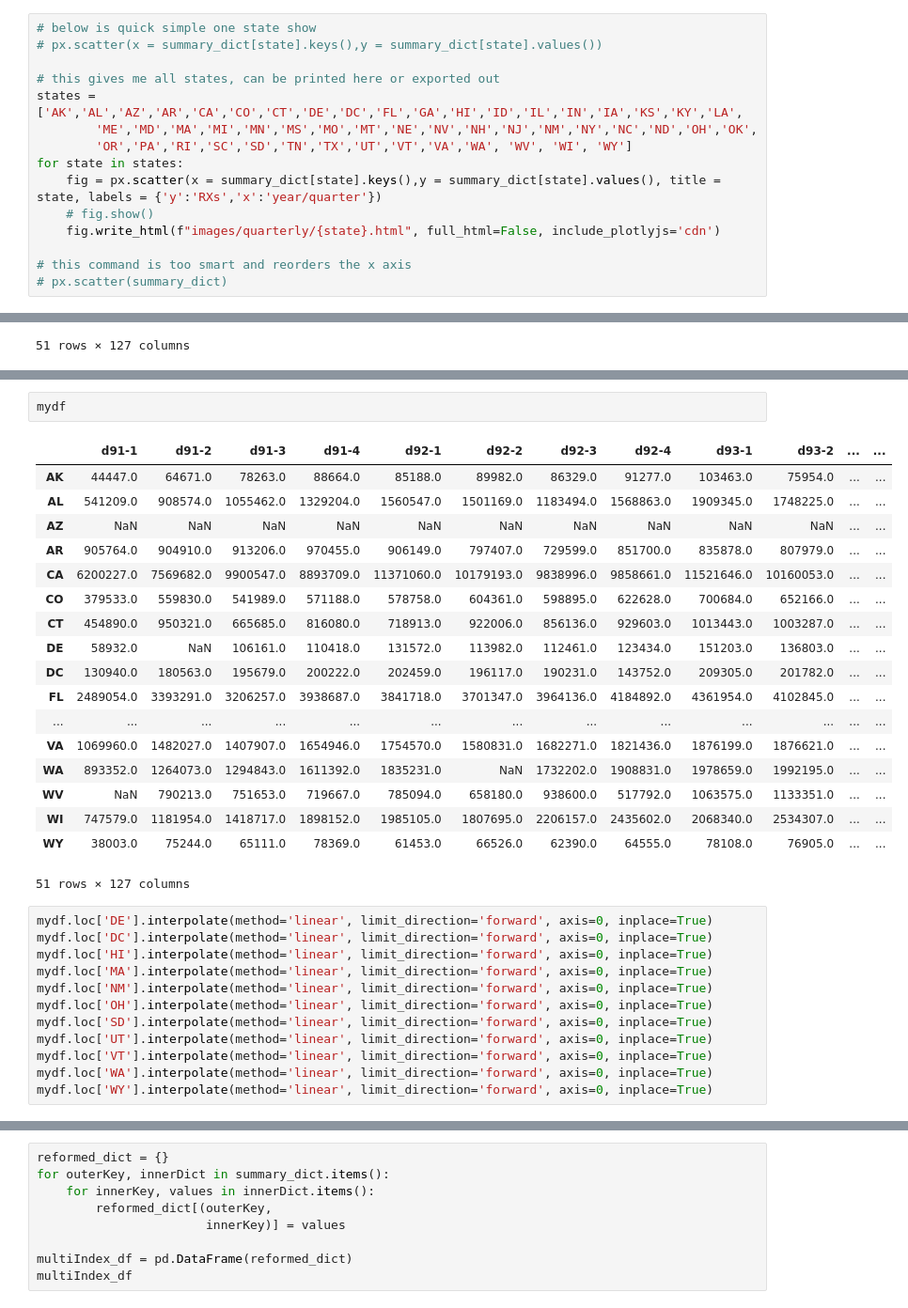
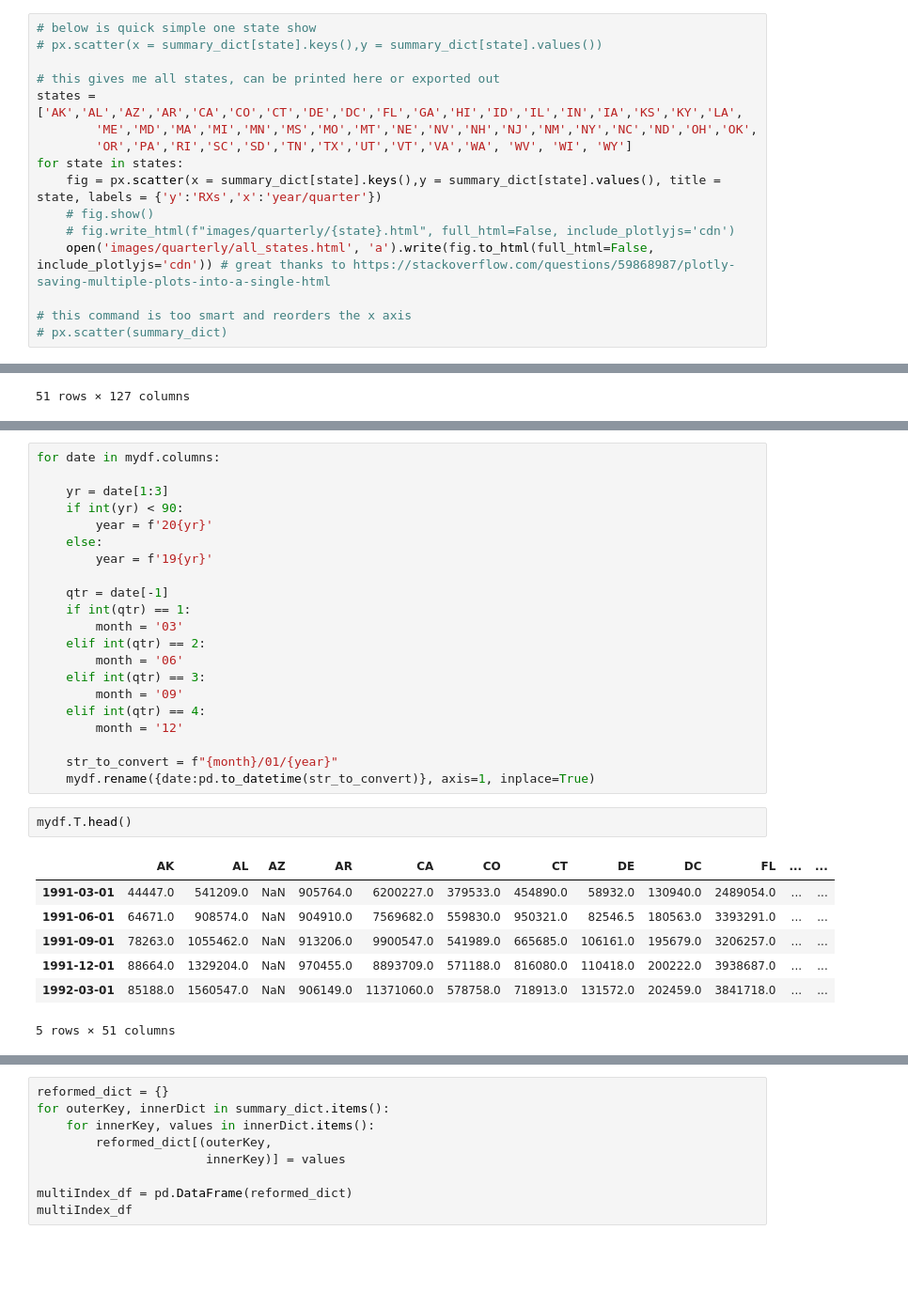
Before and after one commit to AlbertWKing/Medicaid-Capstone, a Jupyter notebook: eda.ipynb, the cells around one changed output, grey strips where cells are left out. Shown at 94% size. Drawn from its saved outputs; the diff is of its cells as text; blank space fills up the shorter version.

```diff
--- a/eda.ipynb
+++ b/eda.ipynb
@@ -229,7 +236,8 @@ states = ['AK','AL','AZ','AR','CA','CO','CT','DE','DC','FL','GA','HI','ID','IL',
 for state in states:
     fig = px.scatter(x = summary_dict[state].keys(),y = summary_dict[state].values(), title = state, labels = {'y':'RXs','x':'year/quarter'})
     # fig.show()
-    fig.write_html(f"images/quarterly/{state}.html", full_html=False, include_plotlyjs='cdn')
+    # fig.write_html(f"images/quarterly/{state}.html", full_html=False, include_plotlyjs='cdn')
+    open('images/quarterly/all_states.html', 'a').write(fig.to_html(full_html=False, include_plotlyjs='cdn')) # great thanks to https://stackoverflow.com/questions/59868987/plotly-saving-multiple-plots-into-a-single-html
 
 # this command is too smart and reorders the x axis
 # px.scatter(summary_dict)
@@ -276,33 +334,31 @@ mydf
+# %%
+for date in mydf.columns:
+
+    yr = date[1:3]
+    if int(yr) < 90:
+        year = f'20{yr}'
+    else:
+        year = f'19{yr}'
+
+    qtr = date[-1]
+    if int(qtr) == 1:
+        month = '03'
+    elif int(qtr) == 2:
+        month = '06'
+    elif int(qtr) == 3:
+        month = '09'
+    elif int(qtr) == 4:
+        month = '12'
+
+    str_to_convert = f"{month}/01/{year}"
+    mydf.rename({date:pd.to_datetime(str_to_convert)}, axis=1, inplace=True)
 # %%
-mydf
+mydf.T.head()
 # %% [output]
-|  | d91-1 | d91-2 | d91-3 | d91-4 | d92-1 | d92-2 | d92-3 | d92-4 | d93-1 | d93-2 | ... | ... |
-| AK | 44447.0 | 64671.0 | 78263.0 | 88664.0 | 85188.0 | 89982.0 | 86329.0 | 91277.0 | 103463.0 | 75954.0 | ... | ... |
-| AL | 541209.0 | 908574.0 | 1055462.0 | 1329204.0 | 1560547.0 | 1501169.0 | 1183494.0 | 1568863.0 | 1909345.0 | 1748225.0 | ... | ... |
-| AZ | NaN | NaN | NaN | NaN | NaN | NaN | NaN | NaN | NaN | NaN | ... | ... |
-| AR | 905764.0 | 904910.0 | 913206.0 | 970455.0 | 906149.0 | 797407.0 | 729599.0 | 851700.0 | 835878.0 | 807979.0 | ... | ... |
-| CA | 6200227.0 | 7569682.0 | 9900547.0 | 8893709.0 | 11371060.0 | 10179193.0 | 9838996.0 | 9858661.0 | 11521646.0 | 10160053.0 | ... | ... |
-| CO | 379533.0 | 559830.0 | 541989.0 | 571188.0 | 578758.0 | 604361.0 | 598895.0 | 622628.0 | 700684.0 | 652166.0 | ... | ... |
-| CT | 454890.0 | 950321.0 | 665685.0 | 816080.0 | 718913.0 | 922006.0 | 856136.0 | 929603.0 | 1013443.0 | 1003287.0 | ... | ... |
-| DE | 58932.0 | NaN | 106161.0 | 110418.0 | 131572.0 | 113982.0 | 112461.0 | 123434.0 | 151203.0 | 136803.0 | ... | ... |
-| DC | 130940.0 | 180563.0 | 195679.0 | 200222.0 | 202459.0 | 196117.0 | 190231.0 | 143752.0 | 209305.0 | 201782.0 | ... | ... |
-| FL | 2489054.0 | 3393291.0 | 3206257.0 | 3938687.0 | 3841718.0 | 3701347.0 | 3964136.0 | 4184892.0 | 4361954.0 | 4102845.0 | ... | ... |
-| ... | ... | ... | ... | ... | ... | ... | ... | ... | ... | ... | ... | ... |
-| VA | 1069960.0 | 1482027.0 | 1407907.0 | 1654946.0 | 1754570.0 | 1580831.0 | 1682271.0 | 1821436.0 | 1876199.0 | 1876621.0 | ... | ... |
-| WA | 893352.0 | 1264073.0 | 1294843.0 | 1611392.0 | 1835231.0 | NaN | 1732202.0 | 1908831.0 | 1978659.0 | 1992195.0 | ... | ... |
-| WV | NaN | 790213.0 | 751653.0 | 719667.0 | 785094.0 | 658180.0 | 938600.0 | 517792.0 | 1063575.0 | 1133351.0 | ... | ... |
-| WI | 747579.0 | 1181954.0 | 1418717.0 | 1898152.0 | 1985105.0 | 1807695.0 | 2206157.0 | 2435602.0 | 2068340.0 | 2534307.0 | ... | ... |
-| WY | 38003.0 | 75244.0 | 65111.0 | 78369.0 | 61453.0 | 66526.0 | 62390.0 | 64555.0 | 78108.0 | 76905.0 | ... | ... |
+|  | AK | AL | AZ | AR | CA | CO | CT | DE | DC | FL | ... | ... |
+| 1991-03-01 | 44447.0 | 541209.0 | NaN | 905764.0 | 6200227.0 | 379533.0 | 454890.0 | 58932.0 | 130940.0 | 2489054.0 | ... | ... |
+| 1991-06-01 | 64671.0 | 908574.0 | NaN | 904910.0 | 7569682.0 | 559830.0 | 950321.0 | 82546.5 | 180563.0 | 3393291.0 | ... | ... |
+| 1991-09-01 | 78263.0 | 1055462.0 | NaN | 913206.0 | 9900547.0 | 541989.0 | 665685.0 | 106161.0 | 195679.0 | 3206257.0 | ... | ... |
+| 1991-12-01 | 88664.0 | 1329204.0 | NaN | 970455.0 | 8893709.0 | 571188.0 | 816080.0 | 110418.0 | 200222.0 | 3938687.0 | ... | ... |
+| 1992-03-01 | 85188.0 | 1560547.0 | NaN | 906149.0 | 11371060.0 | 578758.0 | 718913.0 | 131572.0 | 202459.0 | 3841718.0 | ... | ... |
-51 rows × 127 columns
+5 rows × 51 columns
-# %%
-mydf.loc['DE'].interpolate(method='linear', limit_direction='forward', axis=0, inplace=True)
-mydf.loc['DC'].interpolate(method='linear', limit_direction='forward', axis=0, inplace=True)
-mydf.loc['HI'].interpolate(method='linear', limit_direction='forward', axis=0, inplace=True)
-mydf.loc['MA'].interpolate(method='linear', limit_direction='forward', axis=0, inplace=True)
-mydf.loc['NM'].interpolate(method='linear', limit_direction='forward', axis=0, inplace=True)
-mydf.loc['OH'].interpolate(method='linear', limit_direction='forward', axis=0, inplace=True)
-mydf.loc['SD'].interpolate(method='linear', limit_direction='forward', axis=0, inplace=True)
-mydf.loc['UT'].interpolate(method='linear', limit_direction='forward', axis=0, inplace=True)
-mydf.loc['VT'].interpolate(method='linear', limit_direction='forward', axis=0, inplace=True)
-mydf.loc['WA'].interpolate(method='linear', limit_direction='forward', axis=0, inplace=True)
-mydf.loc['WY'].interpolate(method='linear', limit_direction='forward', axis=0, inplace=True)
```
Also changed, not shown: parts of 16 cells of this notebook, 4 other files.
